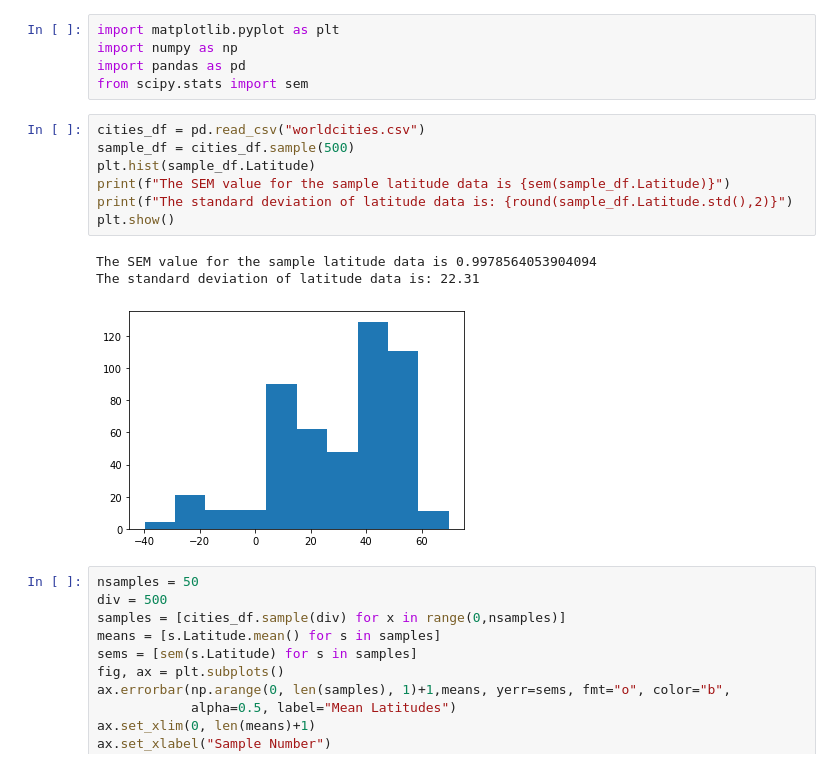
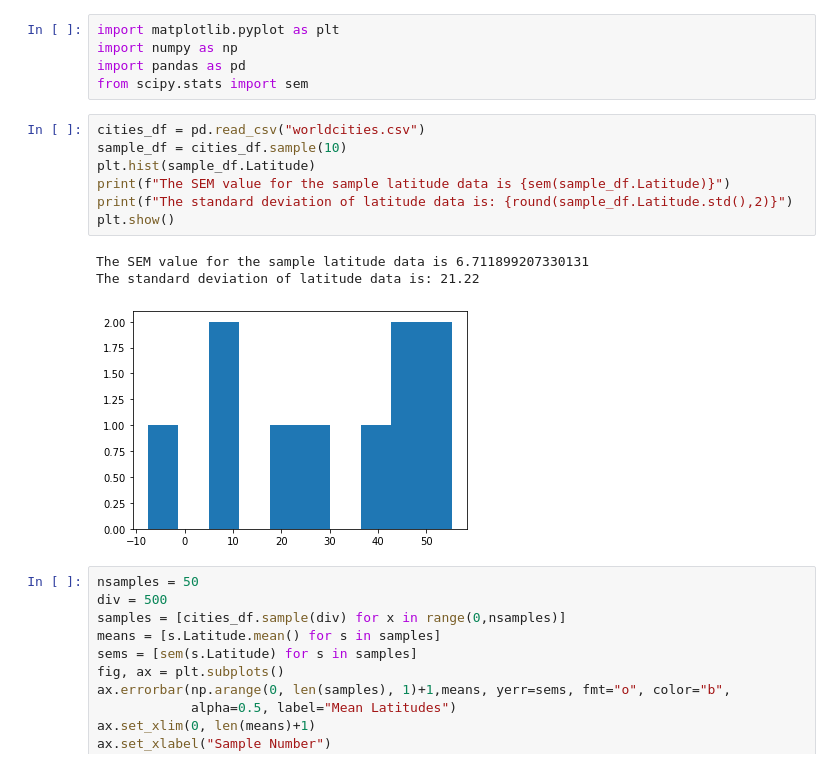
Before and after one commit to ehvandervorst/python-api-challenge, a Jupyter notebook: WeatherPy/WeatherPy.ipynb, the cells around one changed output. Drawn from its saved outputs; the diff is of its cells as text.

```diff
--- a/WeatherPy/WeatherPy.ipynb
+++ b/WeatherPy/WeatherPy.ipynb
@@ -23,15 +23,15 @@ import pandas as pd
 from scipy.stats import sem
 # %%
 cities_df = pd.read_csv("worldcities.csv")
-sample_df = cities_df.sample(500)
+sample_df = cities_df.sample(10)
 plt.hist(sample_df.Latitude)
 print(f"The SEM value for the sample latitude data is {sem(sample_df.Latitude)}")
 print(f"The standard deviation of latitude data is: {round(sample_df.Latitude.std(),2)}")
 plt.show()
 # %% [output]
-The SEM value for the sample latitude data is 0.9978564053904094
-The standard deviation of latitude data is: 22.31
+The SEM value for the sample latitude data is 6.711899207330131
+The standard deviation of latitude data is: 21.22
-[figure, old version]
+[figure, new version]
 # %%
 nsamples = 50
 div = 500
```
Also changed, not shown: parts of 6 cells of this notebook.
